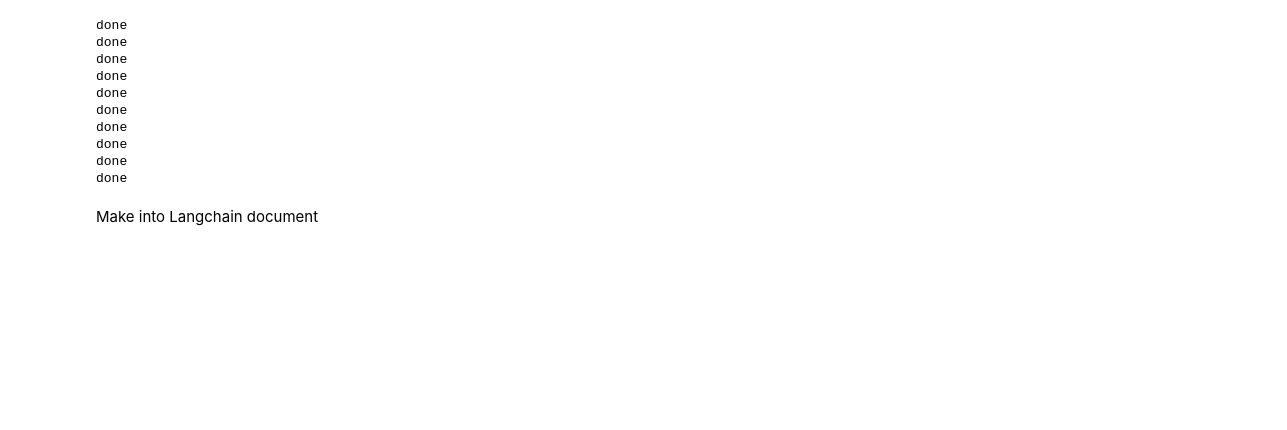
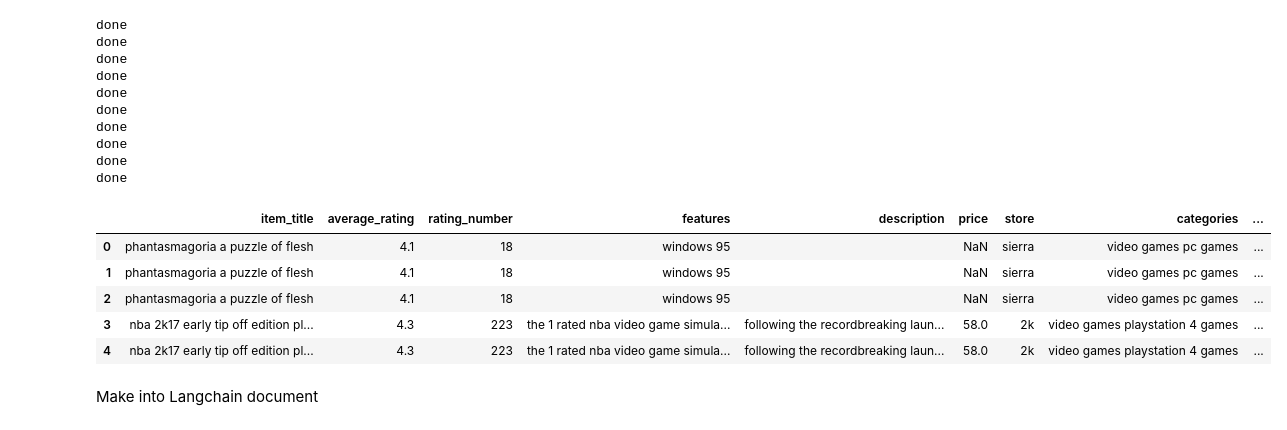
Before and after one commit to UBC-MDS-2025-26/DSCI_575_project_nourabd_mailysg, a Jupyter notebook: notebooks/milestone1_exploration.ipynb, the cells around one changed output. Cells and saved outputs as stored; diff of their text form; code cells hidden in the pictures; blank space fills up the shorter version.

```diff
--- a/notebooks/milestone1_exploration.ipynb
+++ b/notebooks/milestone1_exploration.ipynb
@@ -331,5 +331,14 @@ done
 sub_merged['price']=sub_merged['price'].astype(str)
 # %%
 sub_merged.to_parquet('../data/processed/processed_data.parquet', engine='pyarrow', compression='snappy')
+# %%
+sub_merged.head()
+# %% [output]
+|  | item_title | average_rating | rating_number | features | description | price | store | categories | ... |
+| 0 | phantasmagoria a puzzle of flesh | 4.1 | 18 | windows 95 |  | NaN | sierra | video games pc games | ... |
+| 1 | phantasmagoria a puzzle of flesh | 4.1 | 18 | windows 95 |  | NaN | sierra | video games pc games | ... |
+| 2 | phantasmagoria a puzzle of flesh | 4.1 | 18 | windows 95 |  | NaN | sierra | video games pc games | ... |
+| 3 | nba 2k17 early tip off edition pl... | 4.3 | 223 | the 1 rated nba video game simula... | following the recordbreaking laun... | 58.0 | 2k | video games playstation 4 games | ... |
+| 4 | nba 2k17 early tip off edition pl... | 4.3 | 223 | the 1 rated nba video game simula... | following the recordbreaking laun... | 58.0 | 2k | video games playstation 4 games | ... |
 # %% [markdown]
 Make into Langchain document
```
Also changed, not shown: parts of 7 cells of this notebook.
